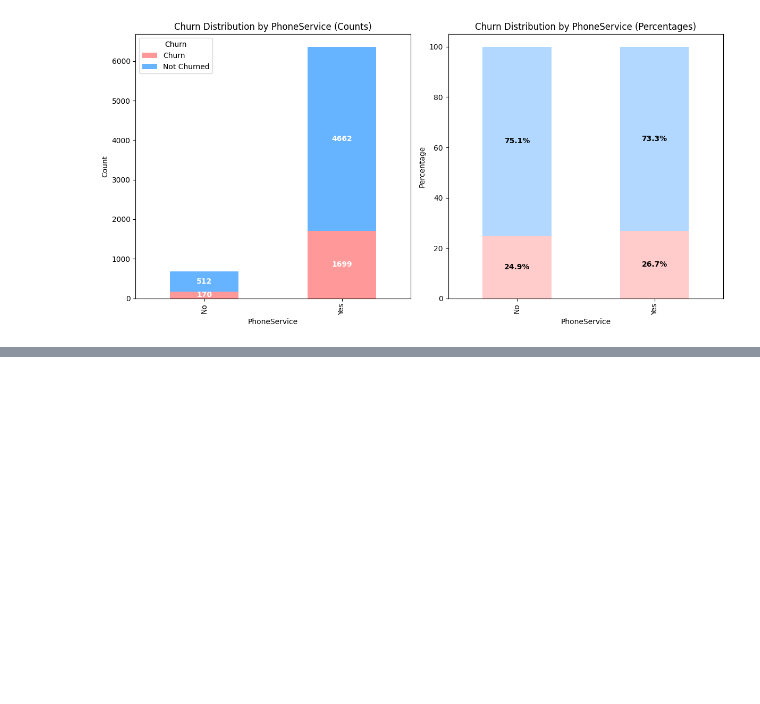
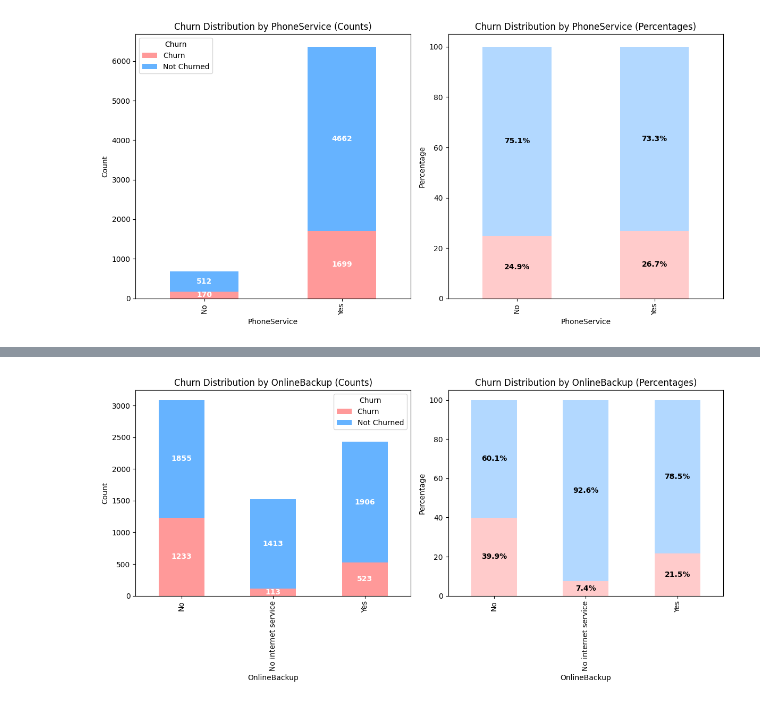
Before and after one commit to Sanket2102/churn-prediction, a Jupyter notebook: Churn Prediction/basic_analysis.ipynb, the cells around one changed output, grey strips where cells are left out. Drawn from its saved outputs; the diff is of its cells as text; code cells hidden in the pictures; blank space fills up the shorter version.

```diff
--- a/Churn Prediction/basic_analysis.ipynb
+++ b/Churn Prediction/basic_analysis.ipynb
@@ -150,0 +163,4 @@ plot_stacked_bar('PhoneService')
+# %%
+plot_stacked_bar('OnlineBackup')
+# %% [output]
+[figure, added]
```
Also changed, not shown: parts of 19 cells of this notebook.
